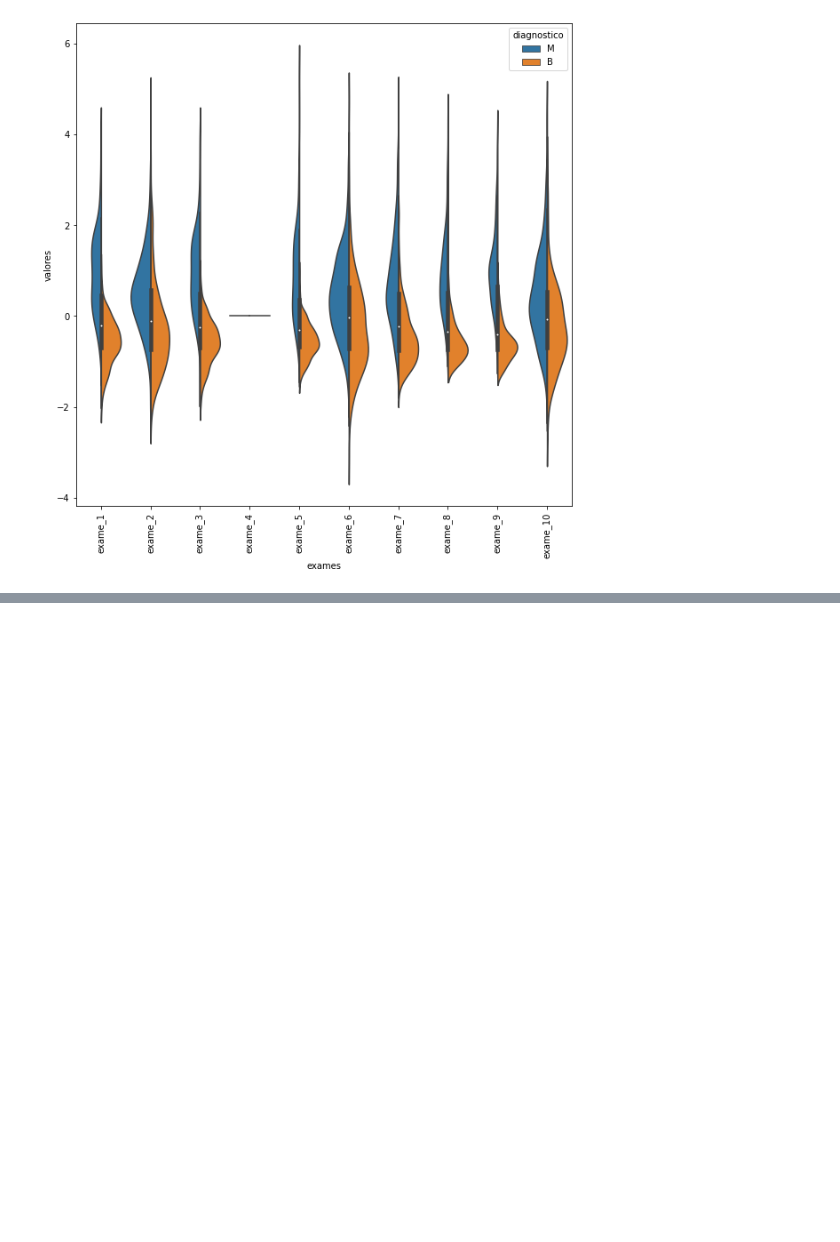
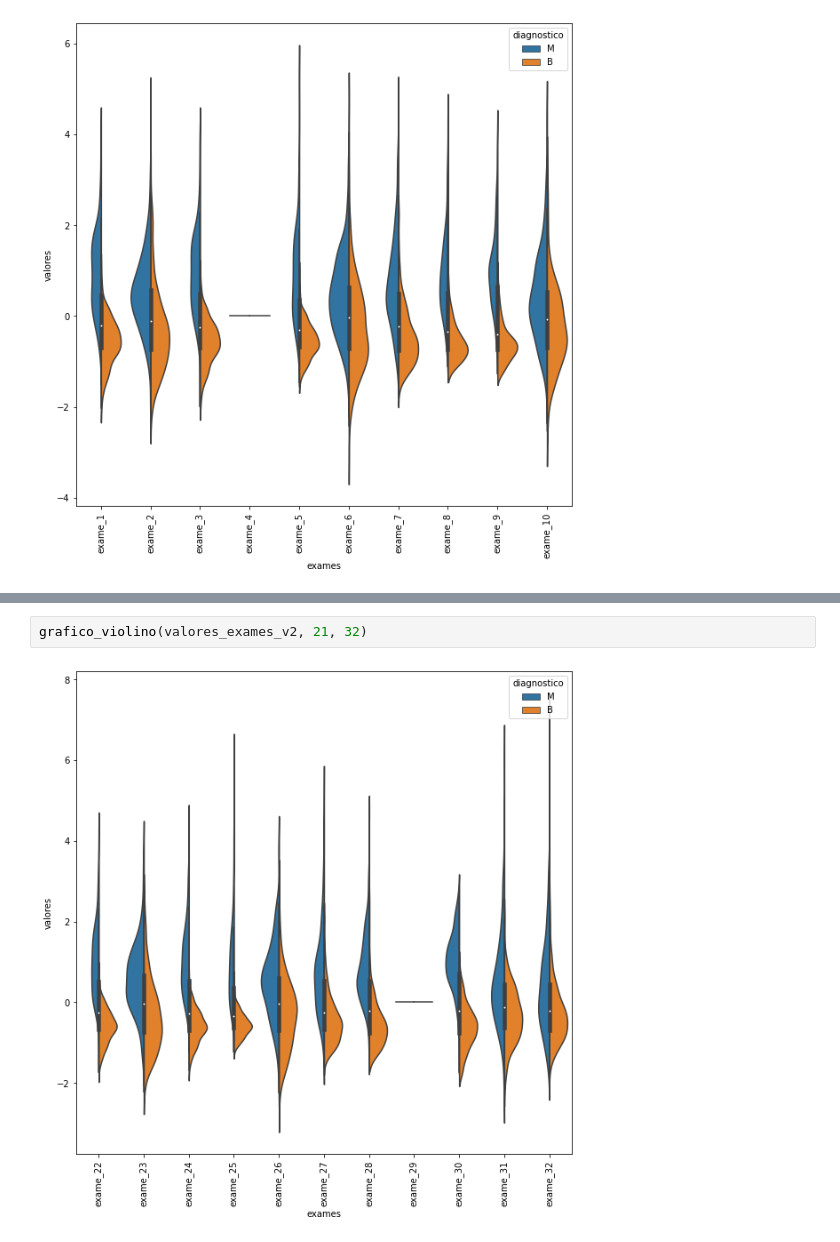
Before and after one commit to rgrAndrade/saude_care, a Jupyter notebook: saude_care.ipynb, the cells around one changed output, grey strips where cells are left out. Saved outputs shown, nothing was run; the diff lists cells and outputs as text; blank space fills up the shorter version.

```diff
--- a/saude_care.ipynb
+++ b/saude_care.ipynb
@@ -67,0 +86,4 @@ plt.xticks(rotation = 90)
+# %%
+grafico_violino(valores_exames_v2, 21, 32)
+# %% [output]
+[figure, added]
```
Also changed, not shown: parts of 9 cells of this notebook.
